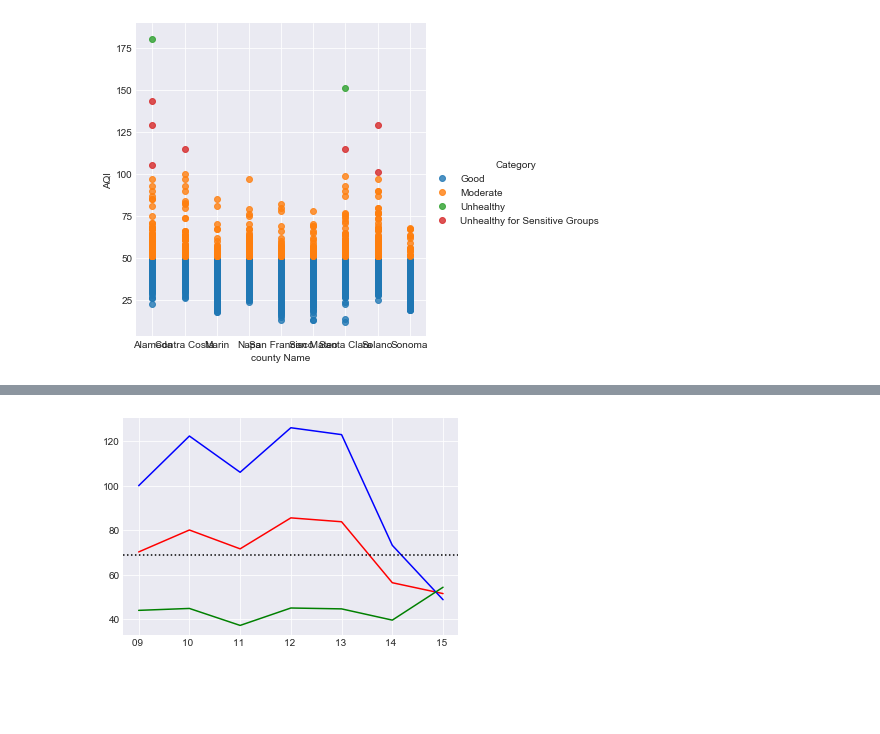
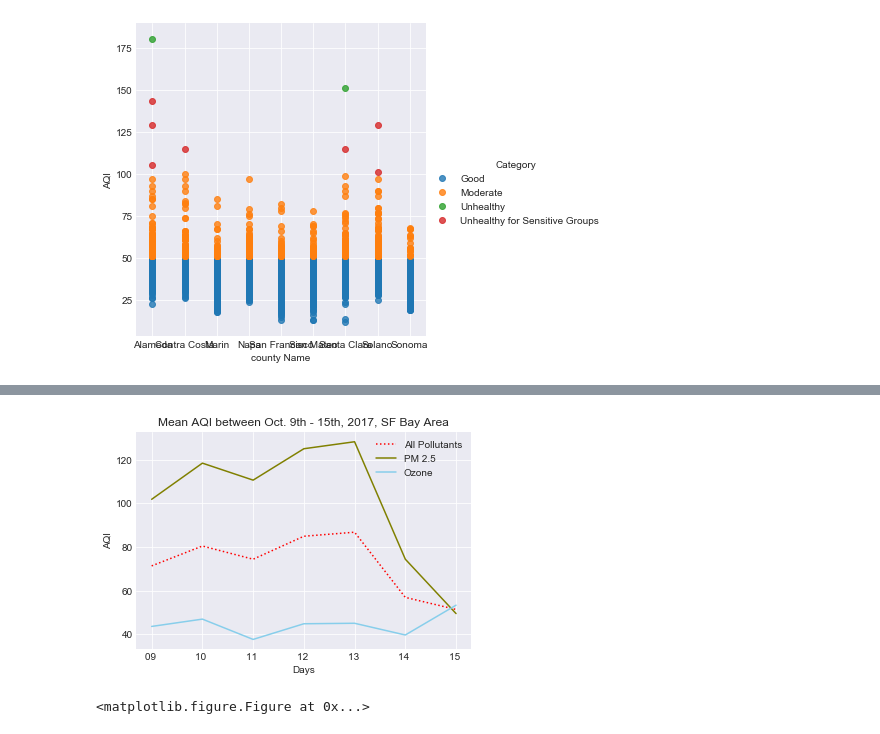
Before and after one commit to HP-Nunes/airQualityInTheBayArea_October2017, a Jupyter notebook: Push_to_Master/Master_Notebook.ipynb, the cells around one changed output, grey strips where cells are left out. Cells and saved outputs as stored; diff of their text form; code cells hidden in the pictures; blank space fills up the shorter version.

Commit message:
latest updates to plots

```diff
--- a/Push_to_Master/Master_Notebook.ipynb
+++ b/Push_to_Master/Master_Notebook.ipynb
@@ -336,29 +485,33 @@ ax_box.axvline(200, color='purple')
 # %%
         ## Timeseries of AQI for Oct. 9th-15th
 
 #Bin by Day
-AirNow_1_df['Day']=AirNow_1_df.DateObserved.apply(lambda x: str(x)[8:])
-AirNow_1_df['Day']
+airnow_df['Day']=airnow_df.DateObserved.apply(lambda x: str(x)[8:])
+airnow_df['Day']
 
-AirNow_1_df_day_m = AirNow_1_df.groupby("Day").mean()
-AirNow_1_df_m = AirNow_1_df.AQI.mean()
-AQI_m_perday = AirNow_1_df_day_m.AQI
+airnow_df_day_m = airnow_df.groupby("Day").mean()
+# airnow_df_m = airnow_df.AQI.mean()
+AQI_m_perday = airnow_df_day_m.AQI
 AQI_m_perday #Trendline
 
-pm25_m = AirNow_1_df[AirNow_1_df["ParameterName"] == 'PM2.5'].groupby('Day').mean()
+pm25_m = airnow_df[airnow_df["ParameterName"] == 'PM2.5'].groupby('Day').mean()
 pm25_m = pm25_m.AQI
-ozone_m = AirNow_1_df[AirNow_1_df["ParameterName"] == 'OZONE'].groupby('Day').mean()
+ozone_m = airnow_df[airnow_df["ParameterName"] == 'OZONE'].groupby('Day').mean()
 ozone_m = ozone_m.AQI
 
 #Avg. AQI per day during Oct. 9th-15th 2017
 sns.set_style("darkgrid")
-plt.plot(AQI_m_perday,color='red')
-plt.plot(pm25_m,color='blue')
-plt.plot(ozone_m,color='green')
-
-plt.axhline(AirNow_1_df_m, linestyle="dotted",color='black')
-
+plt.plot(AQI_m_perday,linestyle="dotted",color='red',label="All Pollutants") # Avg. for all pollutants/day
+plt.plot(pm25_m,color='olive',label="PM 2.5")
+plt.plot(ozone_m,color='skyblue',label="Ozone")
+plt.title('Mean AQI between Oct. 9th - 15th, 2017, SF Bay Area')
+plt.xlabel('Days')
+plt.ylabel('AQI')
+plt.legend(loc=1, ncol=1)
 
 plt.show()
+
+plt.savefig('Outputs/AirNow_TimeSeries_Oct2017.png')
 # %% [output]
-[figure, old version]
+[figure, new version]
+<matplotlib.figure.Figure at 0x...>
```
Also changed, not shown: parts of 16 cells of this notebook, 11 other files.
